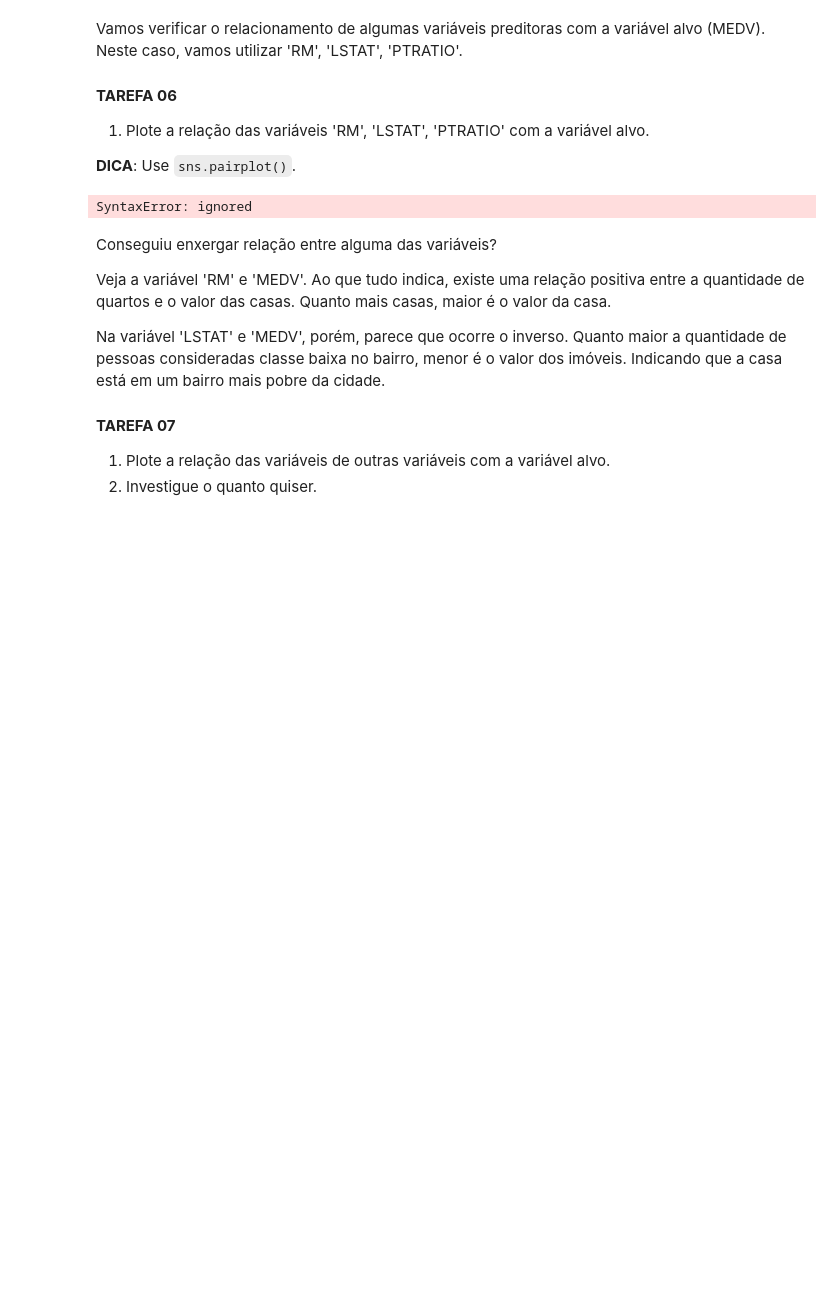
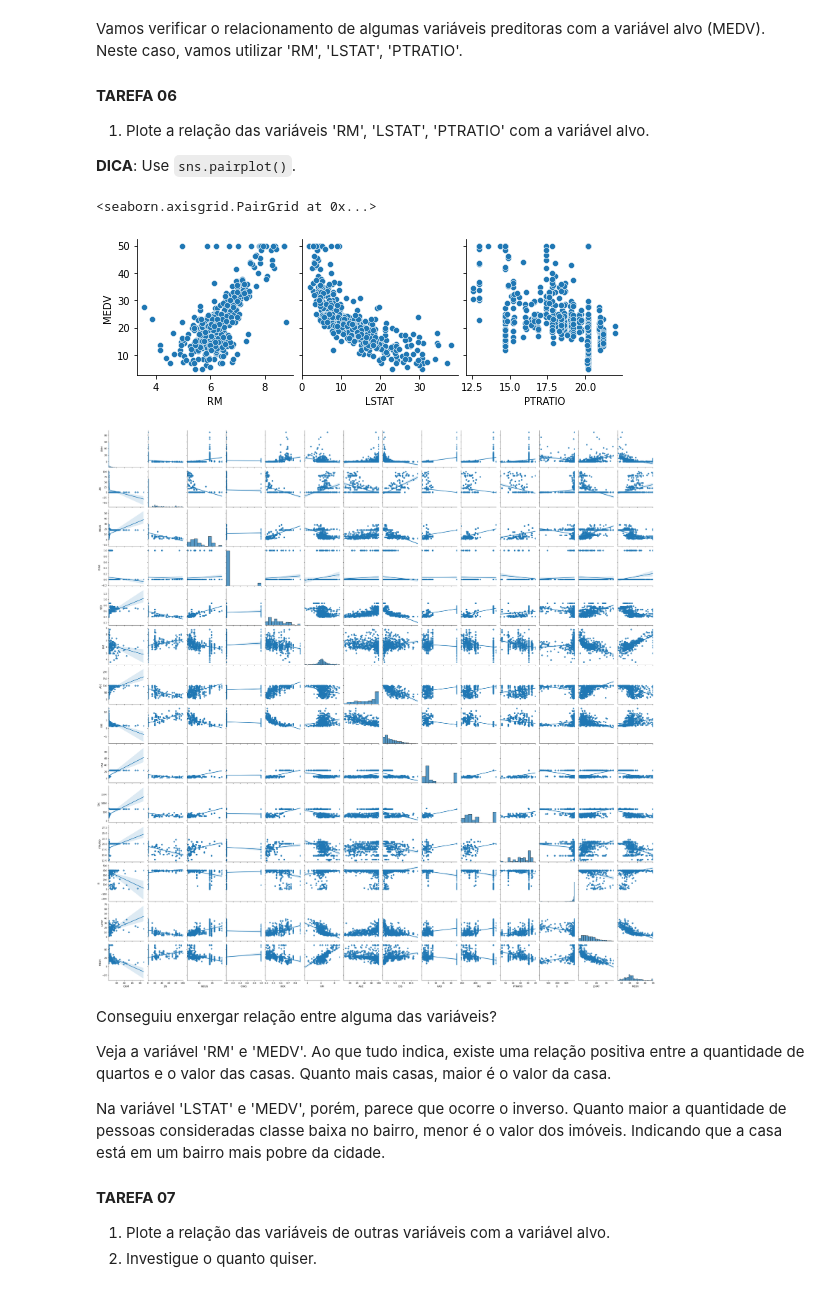
Before and after one commit to aruanalucena/br-regression-project, a Jupyter notebook: regression-project-br.ipynb, the cells around one changed output. Drawn from its saved outputs; the diff is of its cells as text; code cells hidden in the pictures; blank space fills up the shorter version.

```diff
--- a/regression-project-br.ipynb
+++ b/regression-project-br.ipynb
@@ -163,10 +185,16 @@ Vamos verificar o relacionamento de algumas variáveis preditoras com a variáve
 **DICA**: Use `sns.pairplot()`.
 # %%
 # Insira sua resposta aqui
+sns.pairplot(df,
 
+    x_vars=["RM", "LSTAT", "PTRATIO"],
+    y_vars=["MEDV"],
+)
 sns.pairplot(df,kind='reg')
 # %% [output]
-SyntaxError: ignored
+<seaborn.axisgrid.PairGrid at 0x...>
+[figure, added]
+[figure, added]
 # %% [markdown]
 Conseguiu enxergar relação entre alguma das variáveis?
 
```
Also changed, not shown: parts of 8 cells of this notebook.
